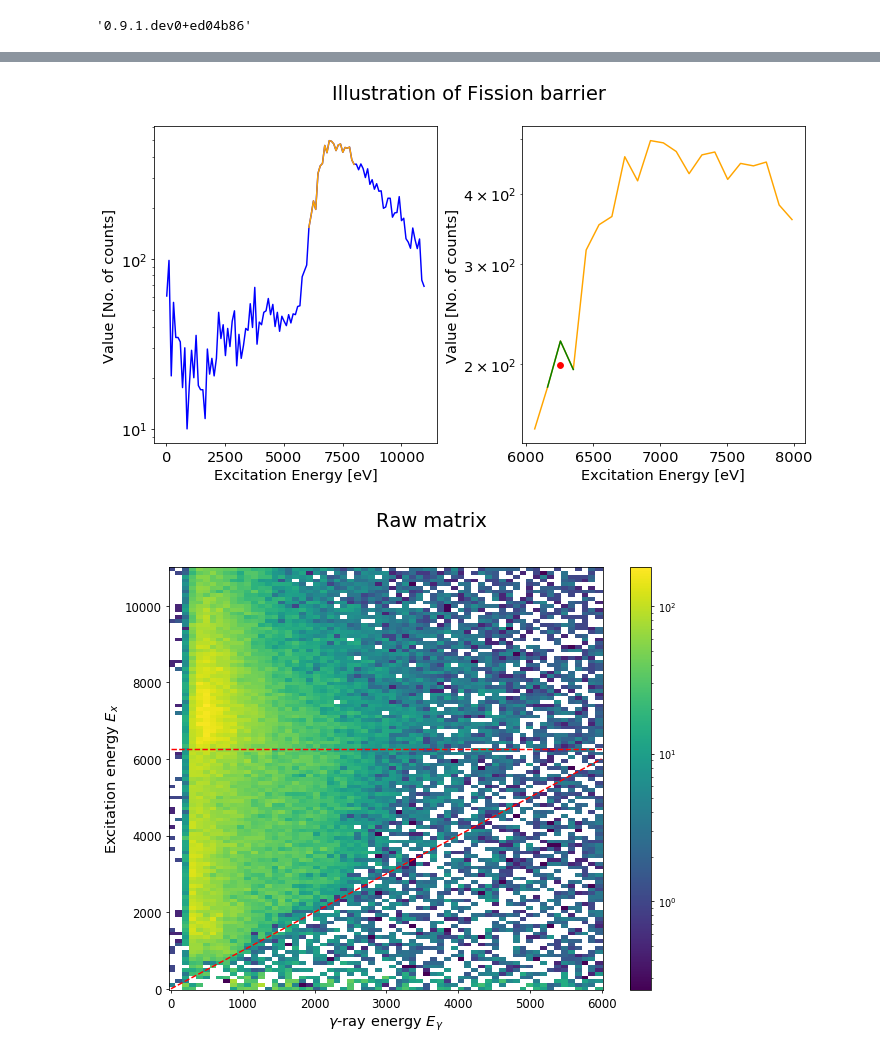
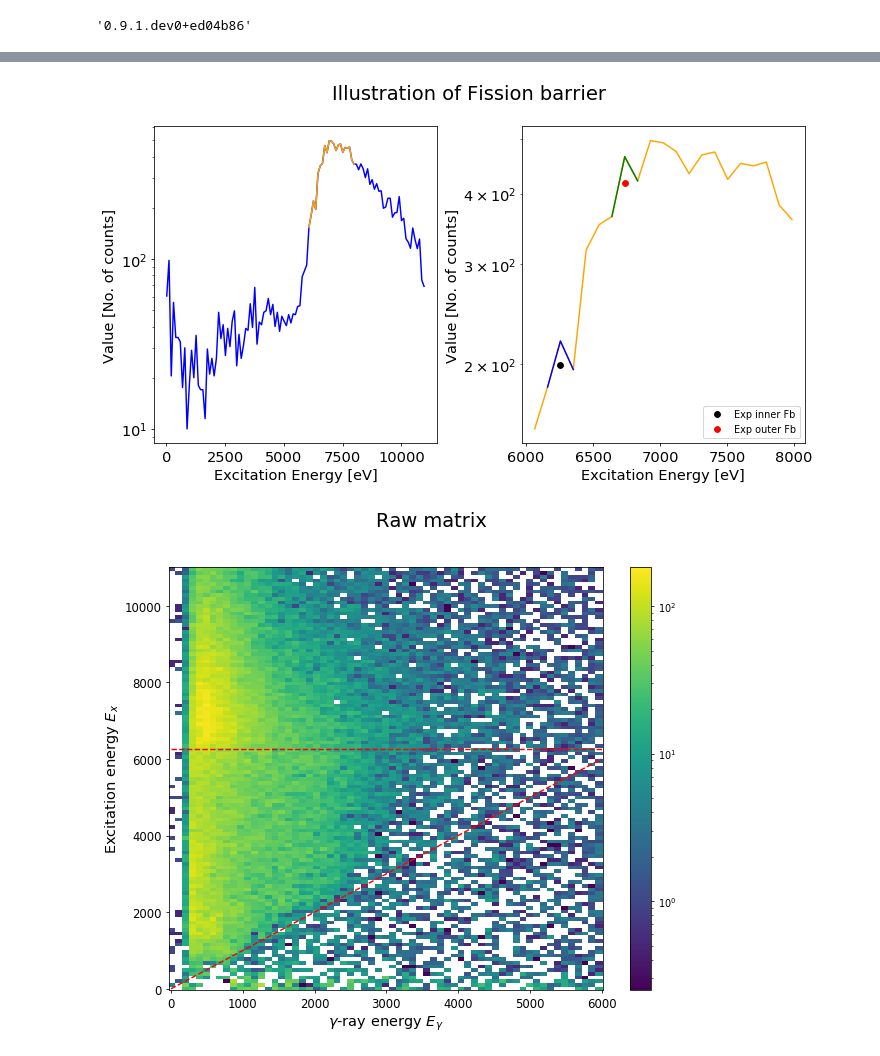
Before and after one commit to tellefs/OmPy_233U, a Jupyter notebook: osloMethod_U233_aa.ipynb, the cells around one changed output, grey strips where cells are left out. Cells and saved outputs as stored; diff of their text form; code cells hidden in the pictures.

Commit message:
fixed some plots. added outer fission barrier in calibration

```diff
--- a/osloMethod_U233_aa.ipynb
+++ b/osloMethod_U233_aa.ipynb
@@ -63,43 +59,57 @@ for i in range(len(Ex_array[1])):
 y2 = []
 x2 = []
 for i in range(len(Ex_array[1])):
     if Ex_array[1][i]>=6000. and Ex_array[1][i]<=8000.:
         y2.append(Ex_array[0][i])
         x2.append(Ex_array[1][i])
 
-y3 = []
-x3 = []
+#For outer fission barrier
+y_outer = []
+x_outer = []
+for i in range(len(Ex_array[1])):
+    if Ex_array[1][i]>=6600. and Ex_array[1][i]<=6900.:
+        y_outer.append(Ex_array[0][i])
+        x_outer.append(Ex_array[1][i])
+outer_fiss_barr = np.mean(x_outer, dtype=np.float64)*1e-3
+outer_fiss_barr_y = np.mean(y_outer, dtype=np.float64)
+
+#For inner fission barrier
+y_inner = []
+x_inner = []
 for i in range(len(Ex_array[1])):
     if Ex_array[1][i]>=6100. and Ex_array[1][i]<=6400.:
-        y3.append(Ex_array[0][i])
-        x3.append(Ex_array[1][i])
+        y_inner.append(Ex_array[0][i])
+        x_inner.append(Ex_array[1][i])
+inner_fiss_barr = np.mean(x_inner, dtype=np.float64)*1e-3
+inner_fiss_barr_y = np.mean(y_inner, dtype=np.float64)
 
-fiss_barr = np.mean(x3, dtype=np.float64)*1e-3
-fiss_barr_y = np.mean(y3, dtype=np.float64)
 
 fig, ax = plt.subplots(1,2, figsize=(12, 6))
 fig.subplots_adjust(wspace=0.3)
 plt.tick_params(axis='both', which='minor', labelsize=15)
 
 ax[0].plot(x, y, color='blue')
 ax[0].plot(x2, y2, color='orange')
 ax[0].tick_params(axis='both', labelsize=15)
 ax[0].set_xlabel('Excitation Energy [eV]', fontsize=15)
 ax[0].set_ylabel('Value [No. of counts]', fontsize=15)
 ax[0].set_yscale('log')
 
 ax[1].plot(x2, y2, color='orange')
-ax[1].plot(x3, y3, color='green')
-ax[1].plot(fiss_barr*1e3, fiss_barr_y, 'ro')
+ax[1].plot(x_outer, y_outer, color='green')
+ax[1].plot(x_inner, y_inner, color='blue')
+ax[1].plot(inner_fiss_barr*1e3, inner_fiss_barr_y, 'o', color='black', label='Exp inner Fb')
+ax[1].plot(outer_fiss_barr*1e3, outer_fiss_barr_y, 'ro', label='Exp outer Fb')
+ax[1].legend()
 ax[1].tick_params(axis='both', labelsize=15)
 ax[1].set_yscale('log')
 ax[1].set_xlabel('Excitation Energy [eV]', fontsize=15)
 ax[1].set_ylabel('Value [No. of counts]', fontsize=15)
 fig.suptitle('Illustration of Fission barrier', fontsize=20)
-fig.savefig('plots/fission_barrier_plot', dpi=1000)
+fig.savefig('plots/fission_barrier_plot', dpi=500)
 fig.show()
 # %% [output]
-[figure, old version]
+[figure, new version]
 # %%
 #plot raw matrix
 raw_plot_big = raw.copy()
```
Also changed, not shown: parts of 3 cells of this notebook.
